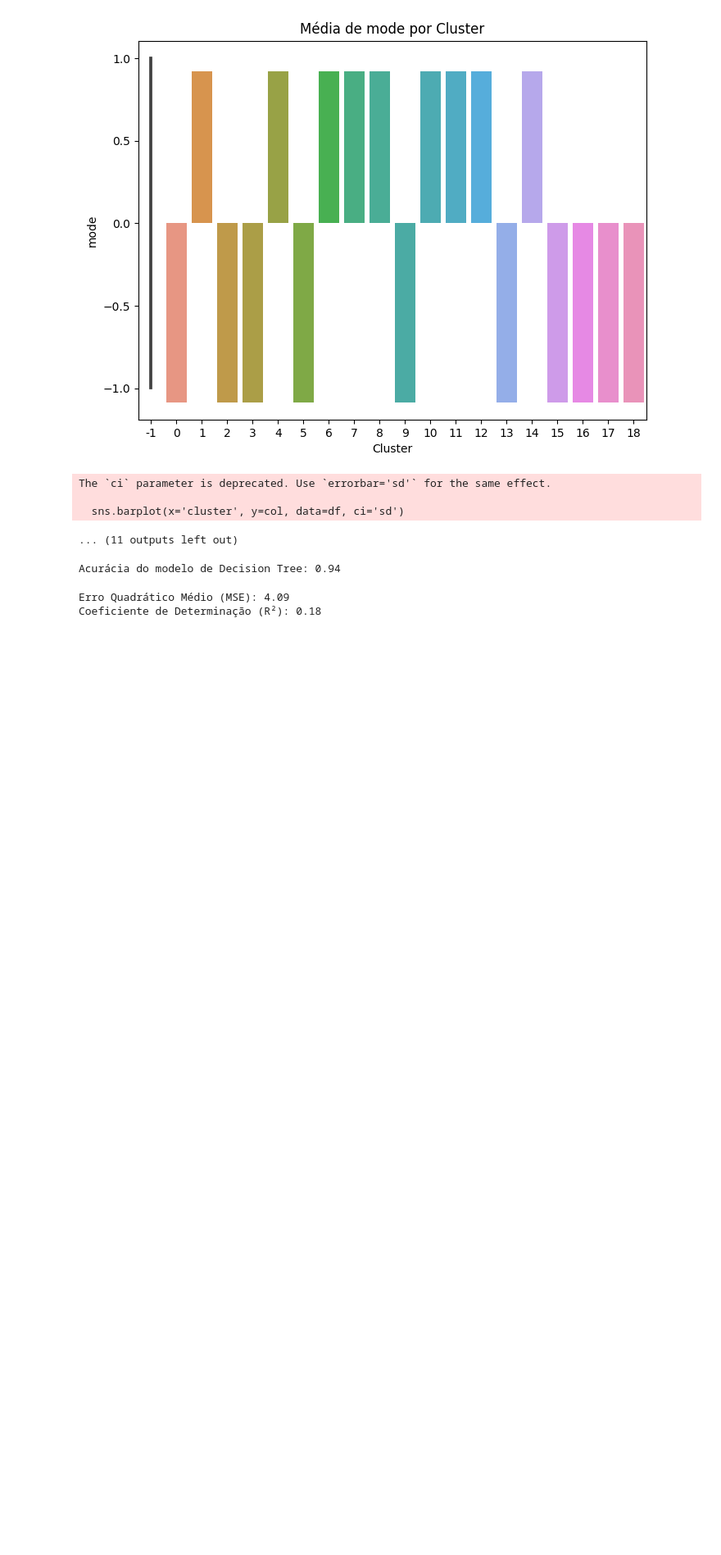
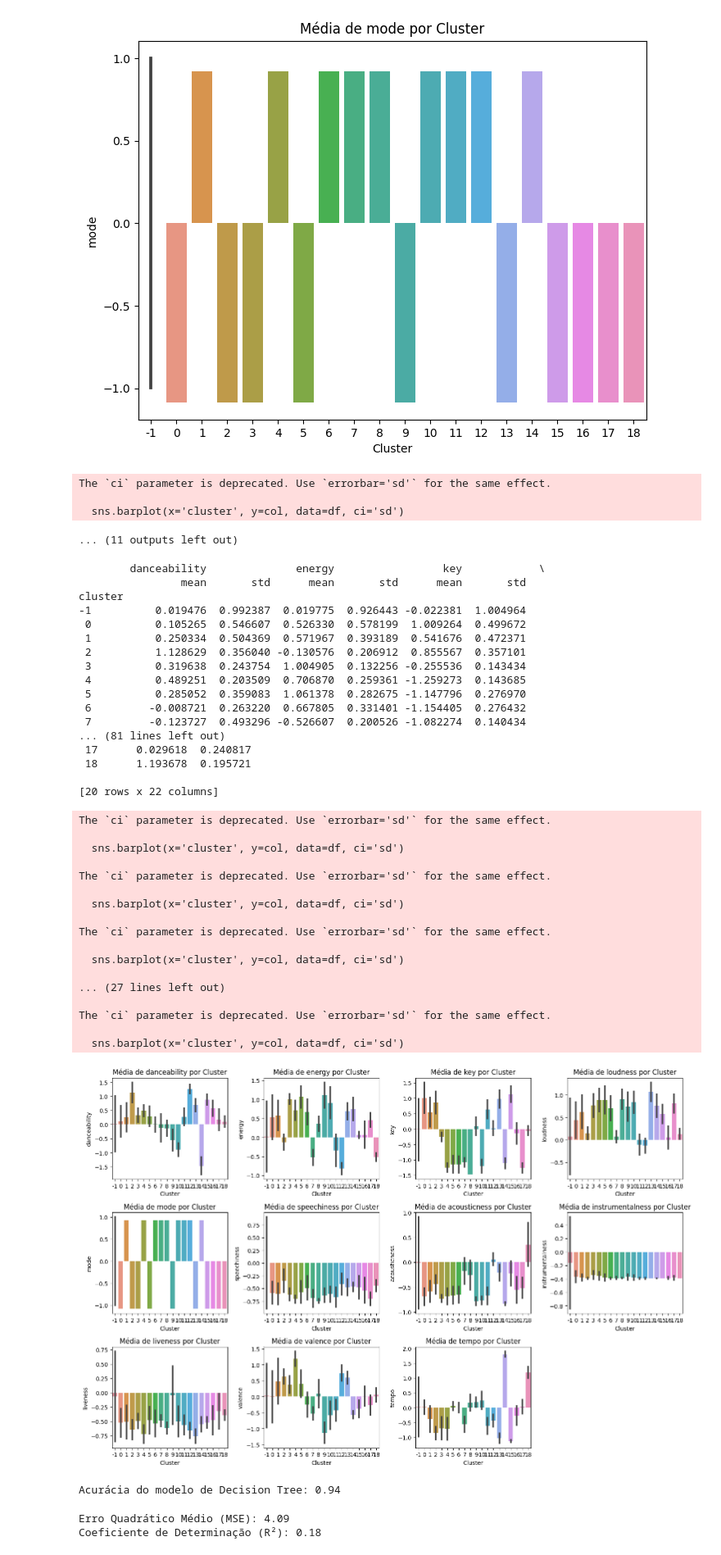
Before and after one commit to claraferreirabatista/30000-spotify-songs-machine-learning-popularidade, a Jupyter notebook: 6_DBSCAN.ipynb, the cells around one changed output. Shown at 82% size. Cells and saved outputs as stored; diff of their text form; code cells hidden in the pictures; blank space fills up the shorter version.

```diff
--- a/6_DBSCAN.ipynb
+++ b/6_DBSCAN.ipynb
@@ -417,4 +421,60 @@ The `ci` parameter is deprecated. Use `errorbar='sd'` for the same effect.
 
   sns.barplot(x='cluster', y=col, data=df, ci='sd')
 ... (11 outputs left out)
+# %%
+df['cluster'] = rotulos  # Substitua 'rotulos' pelos rótulos atribuídos pelo DBSCAN
+
+# Estatísticas descritivas por cluster
+descritivas_por_cluster = df.groupby('cluster')[colunas_numericas].agg(['mean', 'std'])
+print(descritivas_por_cluster)
+
+# Criar uma figura que conterá todos os gráficos
+plt.figure(figsize=(15, 10))
+
+# Gráficos de barras para comparar as médias das características por cluster
+for i, col in enumerate(colunas_numericas, start=1):
+    plt.subplot(3, 4, i)
+    sns.barplot(x='cluster', y=col, data=df, ci='sd')
+    plt.title(f'Média de {col} por Cluster')
+    plt.xlabel('Cluster')
+    plt.ylabel(col)
+
+plt.tight_layout()
+plt.show()
+# %% [output]
+        danceability              energy                 key            \
+                mean       std      mean       std      mean       std
+cluster
+-1          0.019476  0.992387  0.019775  0.926443 -0.022381  1.004964
+ 0          0.105265  0.546607  0.526330  0.578199  1.009264  0.499672
+ 1          0.250334  0.504369  0.571967  0.393189  0.541676  0.472371
+ 2          1.128629  0.356040 -0.130576  0.206912  0.855567  0.357101
+ 3          0.319638  0.243754  1.004905  0.132256 -0.255536  0.143434
+ 4          0.489251  0.203509  0.706870  0.259361 -1.259273  0.143685
+ 5          0.285052  0.359083  1.061378  0.282675 -1.147796  0.276970
+ 6         -0.008721  0.263220  0.667805  0.331401 -1.154405  0.276432
+ 7         -0.123727  0.493296 -0.526607  0.200526 -1.082274  0.140434
+... (81 lines left out)
+ 17      0.029618  0.240817
+ 18      1.193678  0.195721
+
+[20 rows x 22 columns]
+The `ci` parameter is deprecated. Use `errorbar='sd'` for the same effect.
+
+  sns.barplot(x='cluster', y=col, data=df, ci='sd')
+
+The `ci` parameter is deprecated. Use `errorbar='sd'` for the same effect.
+
+  sns.barplot(x='cluster', y=col, data=df, ci='sd')
+
+The `ci` parameter is deprecated. Use `errorbar='sd'` for the same effect.
+
+  sns.barplot(x='cluster', y=col, data=df, ci='sd')
+
+... (27 lines left out)
+
+The `ci` parameter is deprecated. Use `errorbar='sd'` for the same effect.
+
+  sns.barplot(x='cluster', y=col, data=df, ci='sd')
+[figure, added]
 # %%
```
Also changed, not shown: parts of 5 cells of this notebook.
